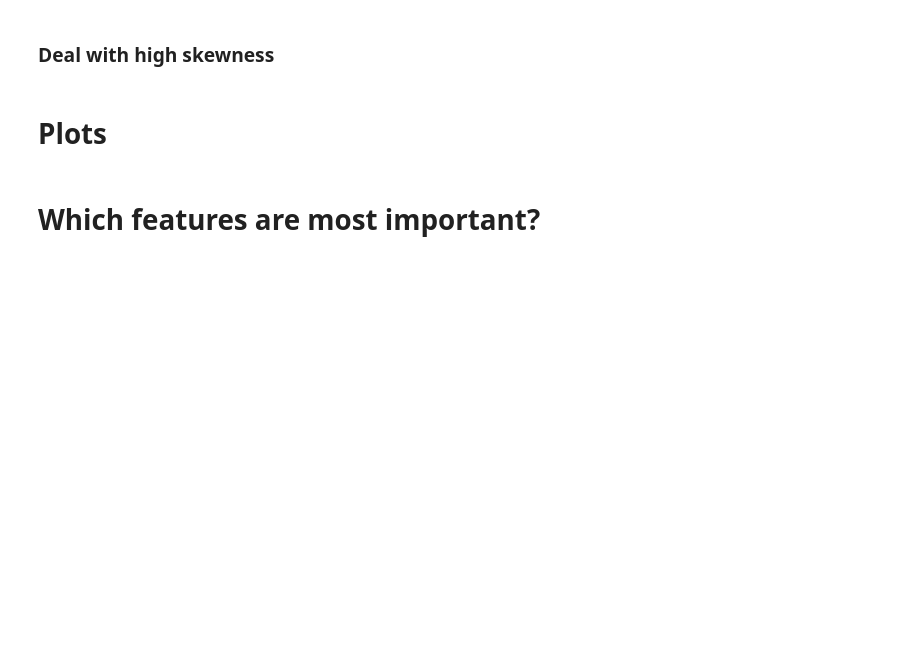
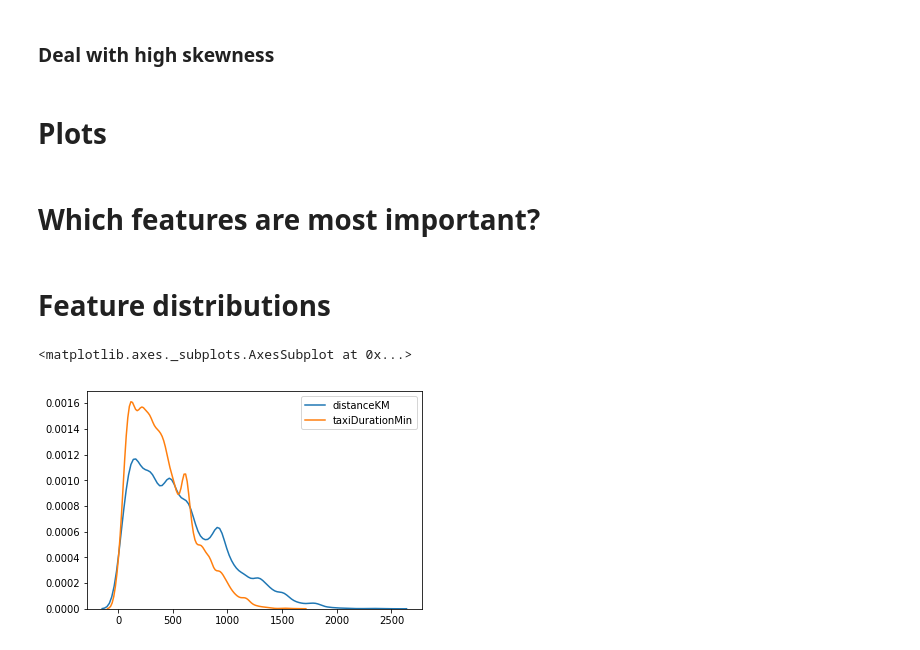
Before and after one commit to kiskani/Ubaar-Competition, a Jupyter notebook: Ubaar-Regression-Models.ipynb, the cells around one changed output. Cells and saved outputs as stored; diff of their text form; code cells hidden in the pictures; blank space fills up the shorter version.

```diff
--- a/Ubaar-Regression-Models.ipynb
+++ b/Ubaar-Regression-Models.ipynb
@@ -933,0 +827,8 @@ all_data.head()
+# %% [markdown]
+# Feature distributions
+# %%
+sns.kdeplot(train['distanceKM'])
+sns.kdeplot(train['taxiDurationMin'])
+# %% [output]
+<matplotlib.axes._subplots.AxesSubplot at 0x...>
+[figure, added]
```
Also changed, not shown: parts of 28 cells of this notebook, 2 other files.
